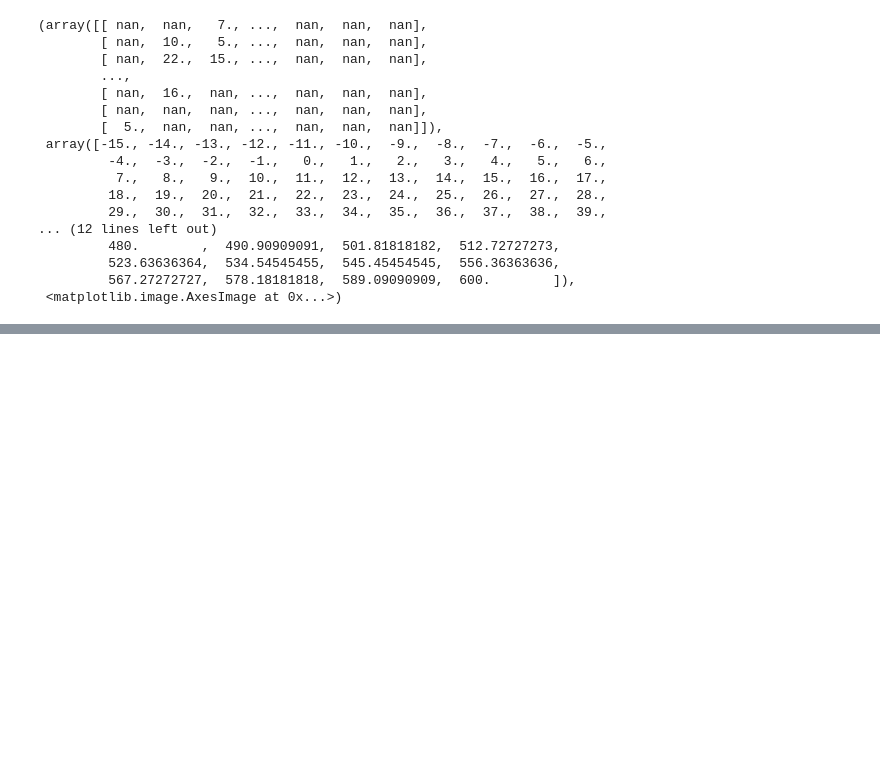
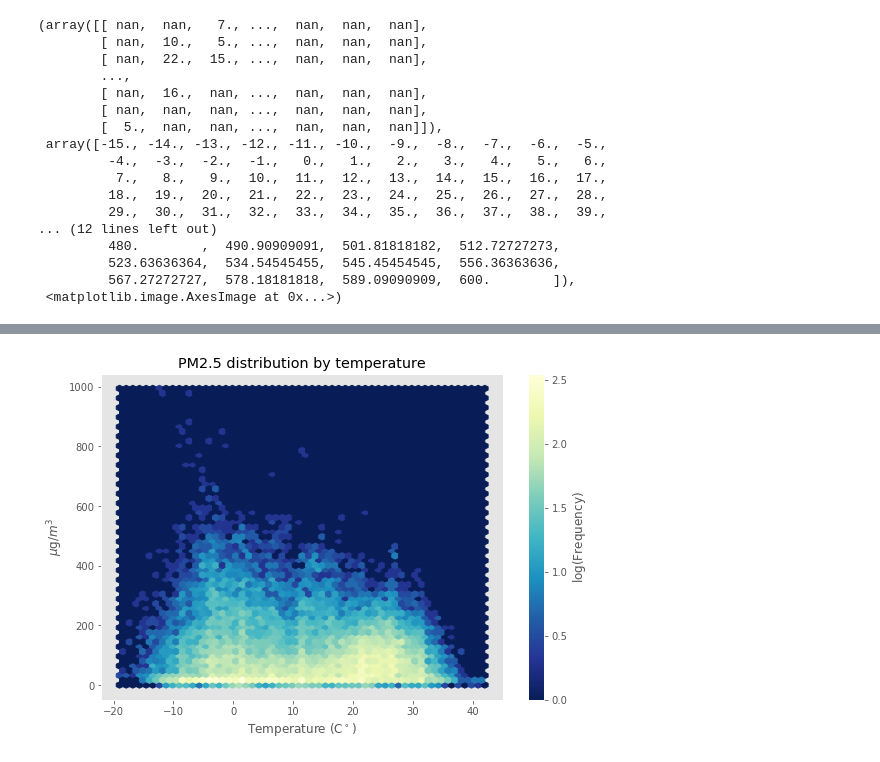
Before and after one commit to uliang/First-steps-with-the-Python-language, a Jupyter notebook: Unit3_2.ipynb, the cells around one changed output, grey strips where cells are left out. Saved outputs shown, nothing was run; the diff lists cells and outputs as text; code cells hidden in the pictures; blank space fills up the shorter version.

Commit message:
Done with hexbin

```diff
--- a/Unit3_2.ipynb
+++ b/Unit3_2.ipynb
@@ -324,0 +333,16 @@ To add a title to the colorbar, add in the following line:
+# %%
+fig4, ax4 = plt.subplots(figsize=(9,6))
+
+ax4.grid(b="off")
+ax4.set_title("PM2.5 distribution by temperature")
+ax4.set_ylabel("$\mu$g/$m^3$")
+ax4.set_xlabel("Temperature (C$^\circ$)")
+img = ax4.hexbin(PRSA.TEMP, PRSA["pm2.5"],
+           gridsize=55,
+           bins="log",
+           cmap="YlGnBu_r",
+        )
+cbar = plt.colorbar(img, ax=ax4)
+cbar.set_label("$\log($Frequency)")
+# %% [output]
+[figure, added]
```
Also changed, not shown: parts of 25 cells of this notebook, 1 other file.
